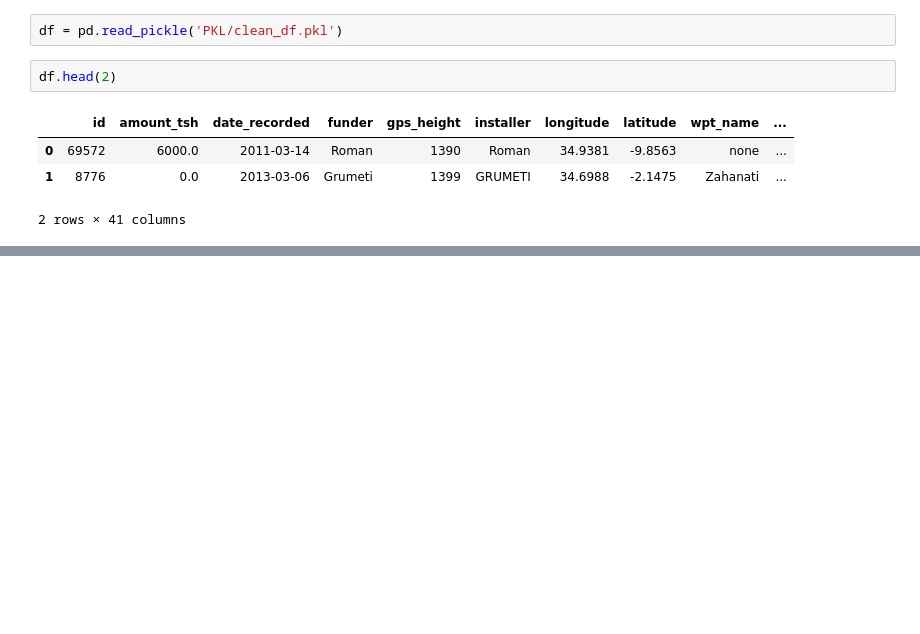
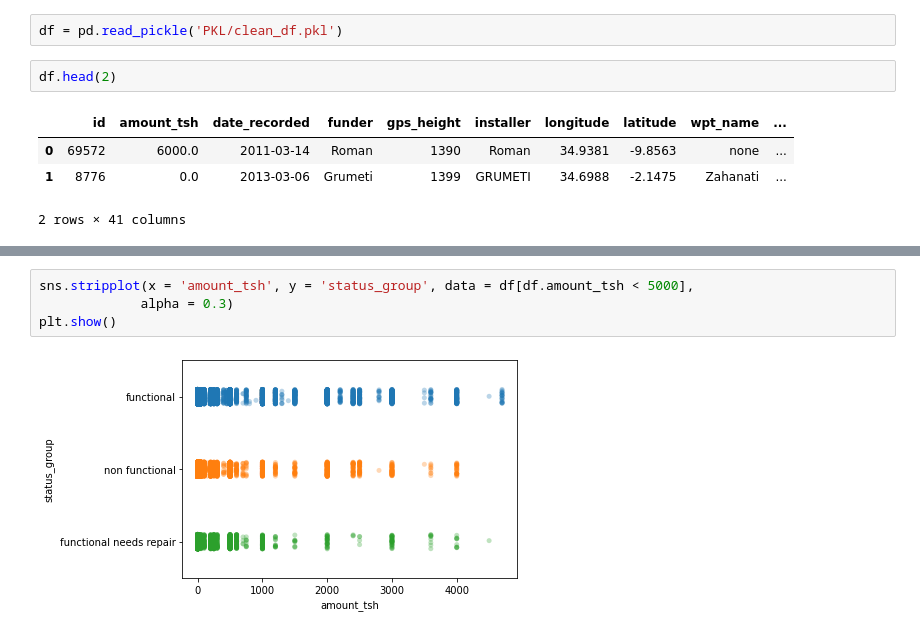
Before and after one commit to stereopickle/Tanzanian_water_pump_classificationn, a Jupyter notebook: 020.Exploratory_Data_Analysis.ipynb, the cells around one changed output, grey strips where cells are left out. Cells and saved outputs as stored; diff of their text form; blank space fills up the shorter version.

```diff
--- a/020.Exploratory_Data_Analysis.ipynb
+++ b/020.Exploratory_Data_Analysis.ipynb
@@ -19,0 +75,6 @@ df.head(2)
+# %%
+sns.stripplot(x = 'amount_tsh', y = 'status_group', data = df[df.amount_tsh < 5000],
+             alpha = 0.3)
+plt.show()
+# %% [output]
+[figure, added]
```
Also changed, not shown: parts of 47 cells of this notebook.
